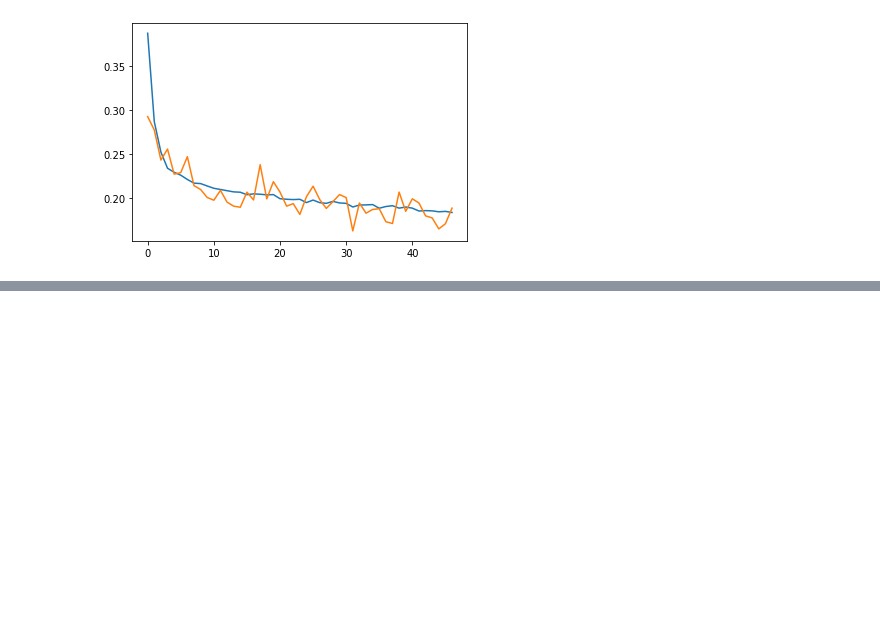
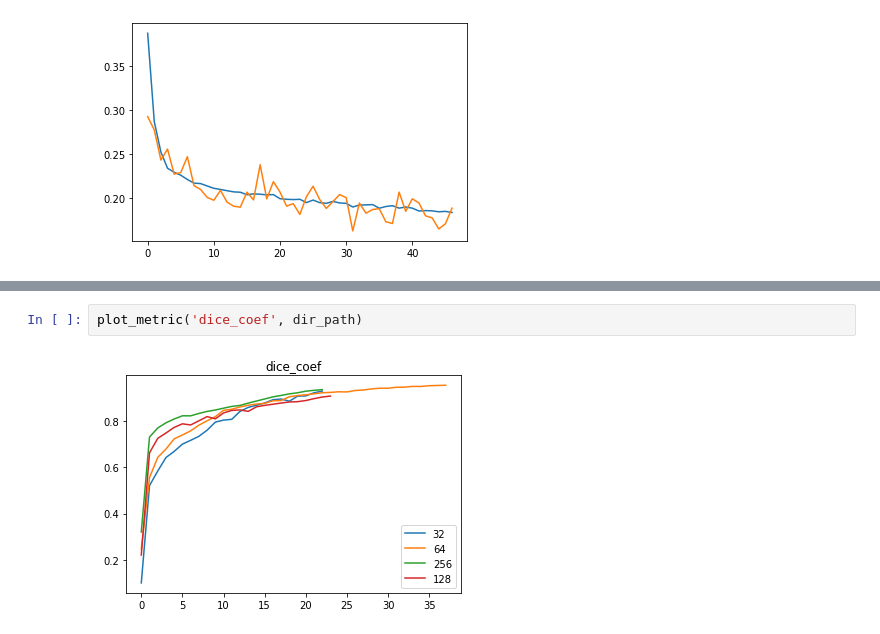
Before and after one commit to ilyarudyak/cs230_project_keras, a Jupyter notebook: isbi_challenge/training_v1.ipynb, the cells around one changed output, grey strips where cells are left out. Drawn from its saved outputs; the diff is of its cells as text; blank space fills up the shorter version.

```diff
--- a/isbi_challenge/training_v1.ipynb
+++ b/isbi_challenge/training_v1.ipynb
@@ -296,0 +335,4 @@ plt.plot(history['val_loss']);
+# %%
+plot_metric('dice_coef', dir_path)
+# %% [output]
+[figure, added]
```
Also changed, not shown: parts of 8 cells of this notebook, 10 other files.
